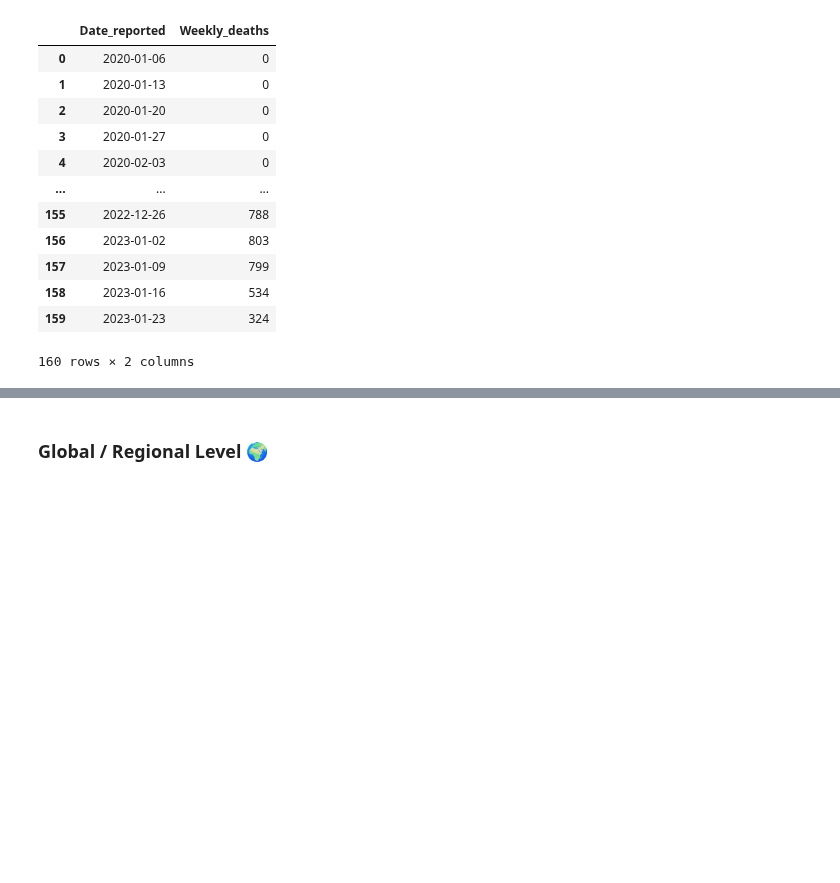
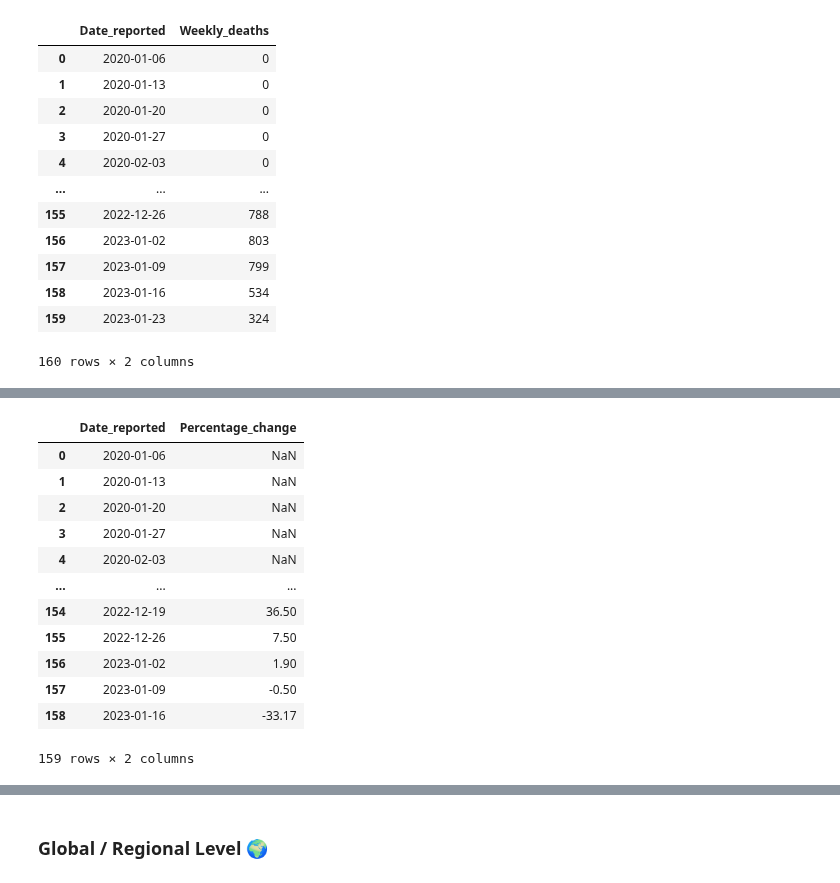
Before and after one commit to AmElmo/Covid_tracking_dashboard, a Jupyter notebook: data_collection.ipynb, the cells around one changed output, grey strips where cells are left out. Drawn from its saved outputs; the diff is of its cells as text; code cells hidden in the pictures; blank space fills up the shorter version.

```diff
--- a/data_collection.ipynb
+++ b/data_collection.ipynb
@@ -507,0 +546,28 @@ new_deaths_weekly(data,"France")
+# %%
+def new_deaths_weekly_change(csv,country):
+
+    new_deaths_week = new_deaths_weekly(csv,country)
+
+    new_deaths_week.drop(new_deaths_week.tail(1).index,inplace=True)
+
+    new_deaths_week['Percentage_change'] = new_deaths_week['Weekly_deaths'].pct_change().round(4) * 100
+
+    new_deaths_week.drop(['Weekly_deaths'], axis=1, inplace=True)
+
+    return new_deaths_week
+
+new_deaths_weekly_change(data,"France")
+# %% [output]
+|  | Date_reported | Percentage_change |
+| 0 | 2020-01-06 | NaN |
+| 1 | 2020-01-13 | NaN |
+| 2 | 2020-01-20 | NaN |
+| 3 | 2020-01-27 | NaN |
+| 4 | 2020-02-03 | NaN |
+| ... | ... | ... |
+| 154 | 2022-12-19 | 36.50 |
+| 155 | 2022-12-26 | 7.50 |
+| 156 | 2023-01-02 | 1.90 |
+| 157 | 2023-01-09 | -0.50 |
+| 158 | 2023-01-16 | -33.17 |
+159 rows × 2 columns
```
Also changed, not shown: parts of 10 cells of this notebook.
